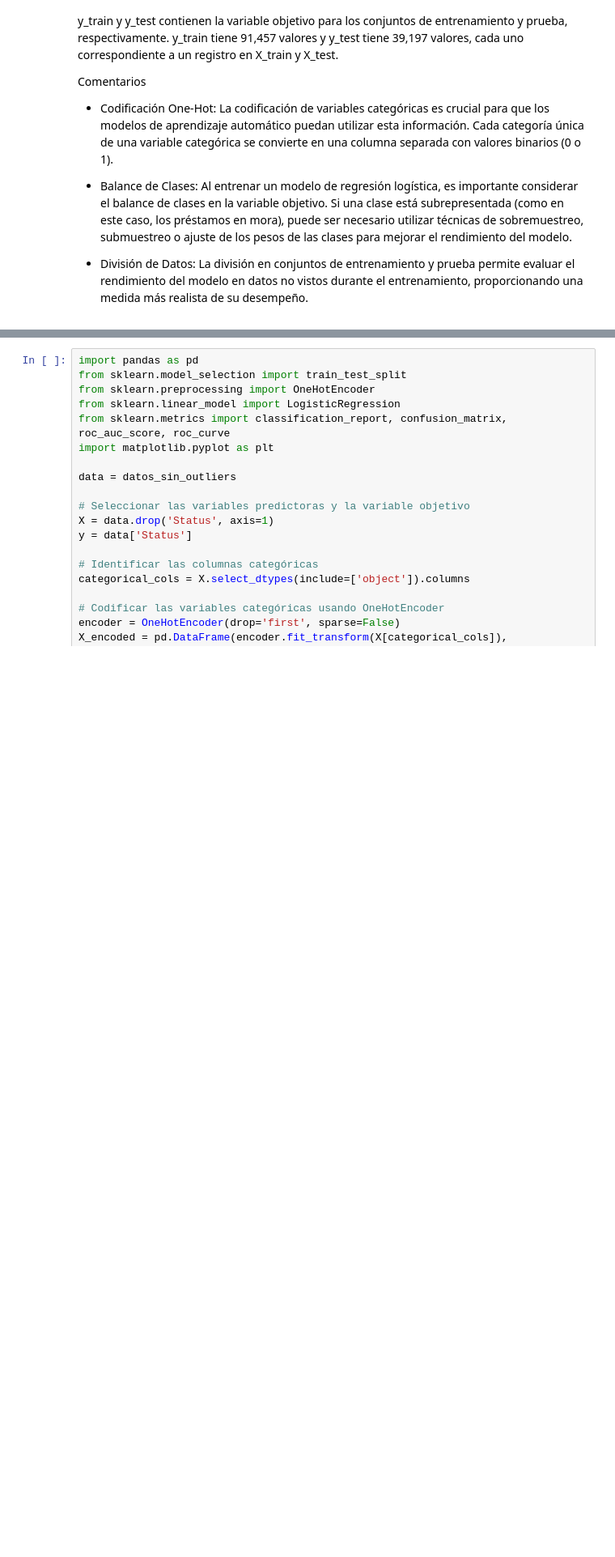
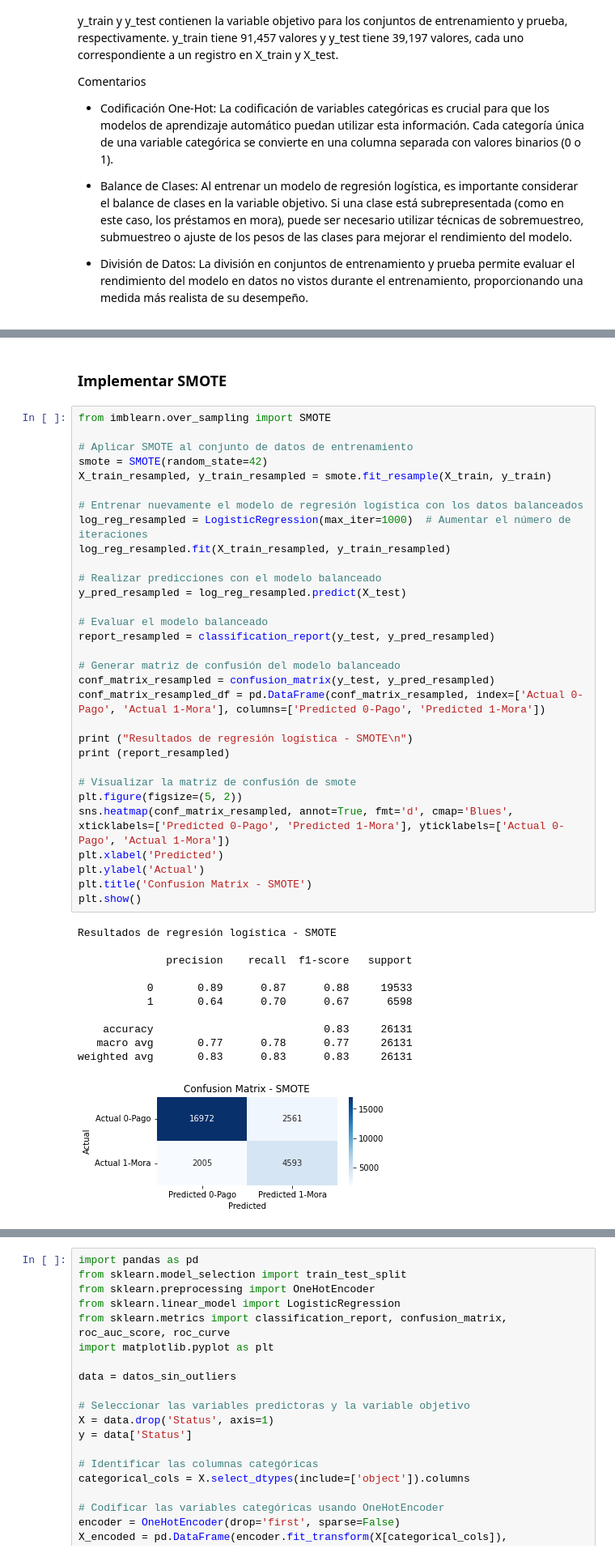
Before and after one commit to sanfer1ec/ProyectoUdla, a Jupyter notebook: LoanDefaultv1.ipynb, the cells around one changed output, grey strips where cells are left out. Shown at 81% size. Saved outputs shown, nothing was run; the diff lists cells and outputs as text; blank space fills up the shorter version.

```diff
--- a/LoanDefaultv1.ipynb
+++ b/LoanDefaultv1.ipynb
@@ -901,0 +1033,45 @@ Comentarios
+# %% [markdown]
+### Implementar SMOTE
+# %%
+from imblearn.over_sampling import SMOTE
+
+# Aplicar SMOTE al conjunto de datos de entrenamiento
+smote = SMOTE(random_state=42)
+X_train_resampled, y_train_resampled = smote.fit_resample(X_train, y_train)
+
+# Entrenar nuevamente el modelo de regresión logística con los datos balanceados
+log_reg_resampled = LogisticRegression(max_iter=1000)  # Aumentar el número de iteraciones
+log_reg_resampled.fit(X_train_resampled, y_train_resampled)
+
+# Realizar predicciones con el modelo balanceado
+y_pred_resampled = log_reg_resampled.predict(X_test)
+
+# Evaluar el modelo balanceado
+report_resampled = classification_report(y_test, y_pred_resampled)
+
+# Generar matriz de confusión del modelo balanceado
+conf_matrix_resampled = confusion_matrix(y_test, y_pred_resampled)
+conf_matrix_resampled_df = pd.DataFrame(conf_matrix_resampled, index=['Actual 0-Pago', 'Actual 1-Mora'], columns=['Predicted 0-Pago', 'Predicted 1-Mora'])
+
+print ("Resultados de regresión logística - SMOTE\n")
+print (report_resampled)
+
+# Visualizar la matriz de confusión de smote
+plt.figure(figsize=(5, 2))
+sns.heatmap(conf_matrix_resampled, annot=True, fmt='d', cmap='Blues', xticklabels=['Predicted 0-Pago', 'Predicted 1-Mora'], yticklabels=['Actual 0-Pago', 'Actual 1-Mora'])
+plt.xlabel('Predicted')
+plt.ylabel('Actual')
+plt.title('Confusion Matrix - SMOTE')
+plt.show()
+# %% [output]
+Resultados de regresión logística - SMOTE
+
+              precision    recall  f1-score   support
+
+           0       0.89      0.87      0.88     19533
+           1       0.64      0.70      0.67      6598
+
+    accuracy                           0.83     26131
+   macro avg       0.77      0.78      0.77     26131
+weighted avg       0.83      0.83      0.83     26131
+[figure, added]
```
Also changed, not shown: parts of 23 cells of this notebook.
